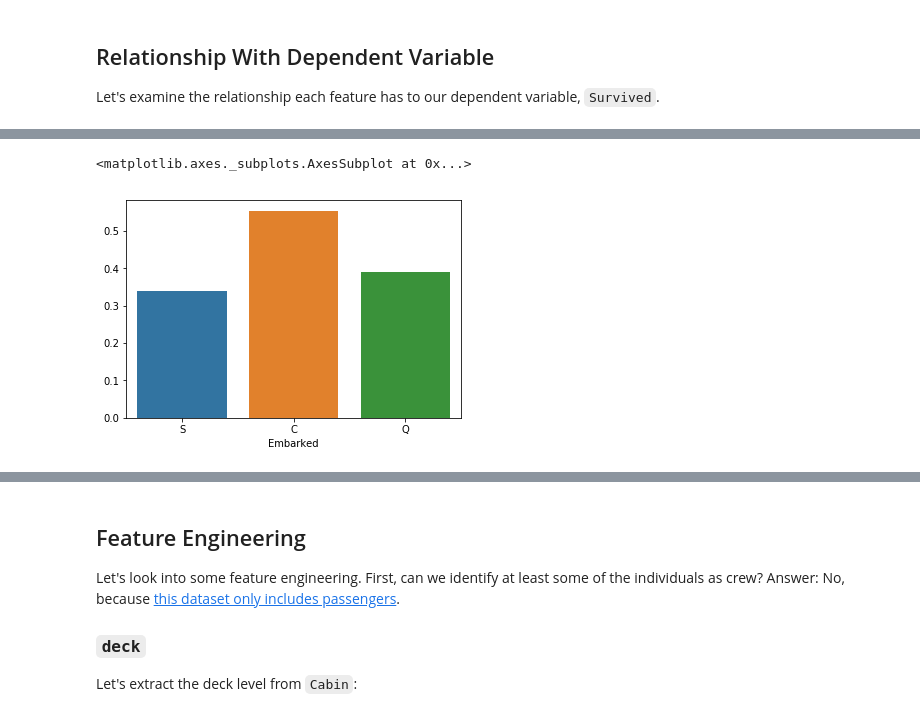
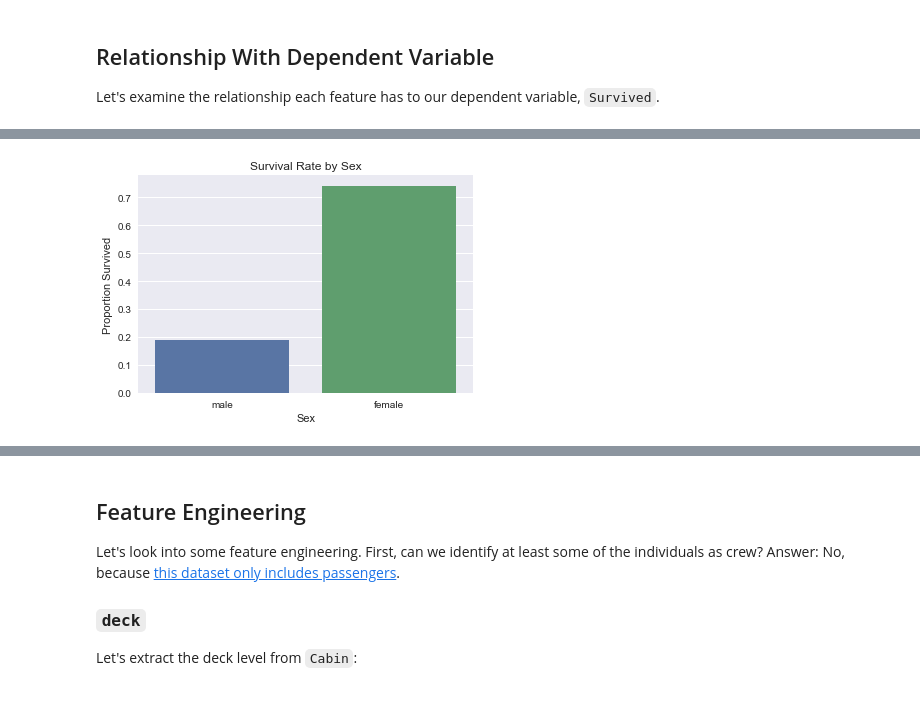
Before and after one commit to MatthewChatham/titanic, a Jupyter notebook: notebook.ipynb, the cells around one changed output, grey strips where cells are left out. Cells and saved outputs as stored; diff of their text form; code cells hidden in the pictures.

```diff
--- a/notebook.ipynb
+++ b/notebook.ipynb
@@ -297,7 +297,7 @@ dtype: bool
 # %%
 # Bin `Age`
 cut_points = [0, 10, 20, 30, 40, 50, 60, 70, 80]
-lbls = ['{}-{}'.format(cut_points[i], cut_points[i+1])
+lbls = ['{} - {}'.format(cut_points[i], cut_points[i+1])
         for i, val in enumerate(cut_points) if i < len(cut_points) - 1]
 binned_age = pd.cut(df['Age'],
        bins=cut_points,
@@ -306,11 +306,13 @@ df['age_binned'] = pd.Categorical(binned_age,
                                      categories=lbls, ordered=True)
 # Bin `Fare`
 cut_points = [i*50 for i in range(12)]
-lbls = ['{}-{}'.format(cut_points[i], cut_points[i+1])
+lbls = ['\${} - \${}'.format(cut_points[i], cut_points[i+1])
         for i, val in enumerate(cut_points) if i < len(cut_points) - 1]
 binned_fare = pd.cut(df['Fare'],
        bins=cut_points,
        labels=lbls)
 df['fare_binned'] = pd.Categorical(binned_fare,
                                      categories=lbls, ordered=True)
-df['fare_binned'][ df['Fare']==0 ] = '0-50'
+df['fare_binned'][ df['Fare']==0 ] = '\$0 - \$50'
+
+df.head()
@@ -356,6 +349,5 @@ prop_survived(train)
 # %%
-embarcation = train.groupby('Embarked').apply(prop_survived)
-sns.barplot(x=embarcation.index, y=embarcation)
+sex = df.loc[('train',), :].groupby('Sex').apply(prop_survived)
+sns.barplot(x=sex.index, y=sex).set(title="Survival Rate by Sex", xlabel="Sex", ylabel="Proportion Survived");
 # %% [output]
-<matplotlib.axes._subplots.AxesSubplot at 0x...>
-[figure, old version]
+[figure, new version]
```
Also changed, not shown: parts of 75 cells of this notebook, 1 other file.
